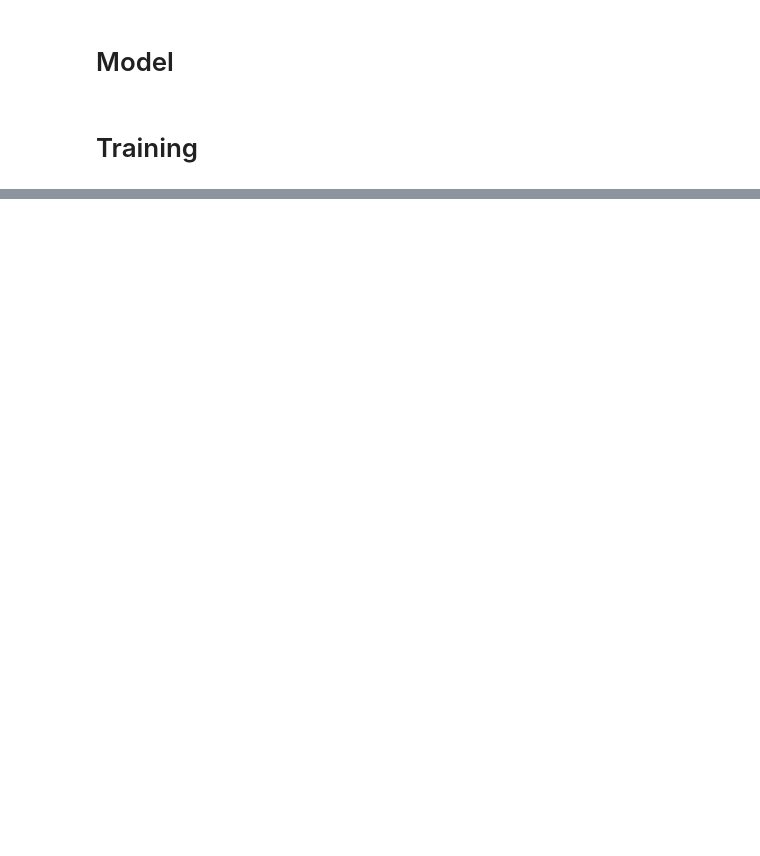
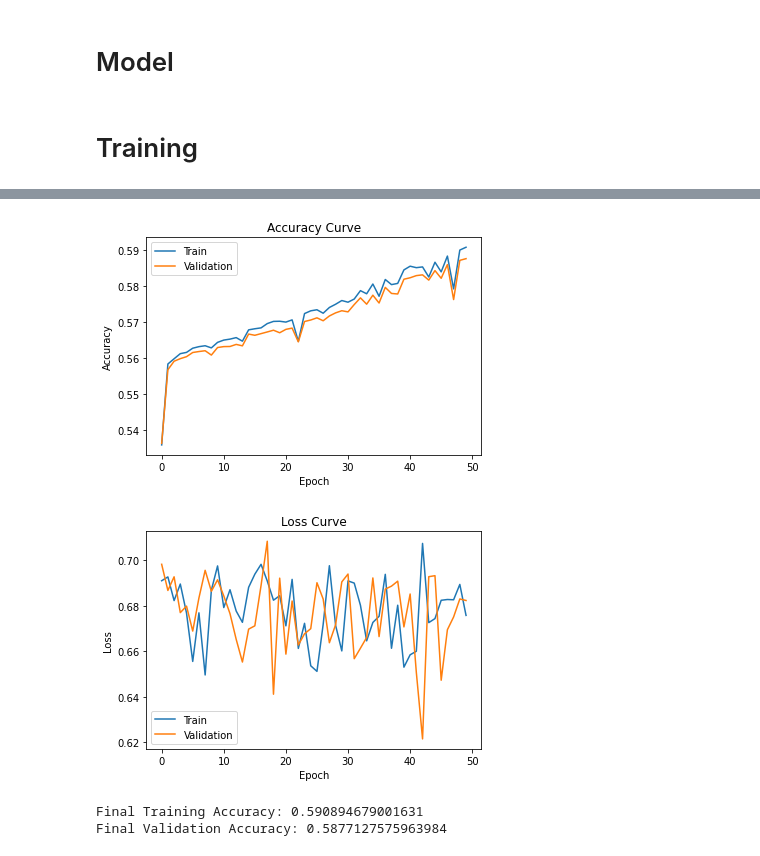
Before and after one commit to michoemad/AI-Project, a Jupyter notebook: training/APS360_Model_Training.ipynb, the cells around one changed output, grey strips where cells are left out. Saved outputs shown, nothing was run; the diff lists cells and outputs as text; code cells hidden in the pictures; blank space fills up the shorter version.

Commit message:
Fixed bug in training notebook

```diff
--- a/training/APS360_Model_Training.ipynb
+++ b/training/APS360_Model_Training.ipynb
@@ -49,19 +80,22 @@ def get_data_loader(batch_size):
                                                 batch_size=batch_size,  # batch size of train and validation
                                                 sort_key=lambda x: len(x.tweet), # on what attribute the text should be sorted
                                                 sort_within_batch=True,
-                                                repeat=False)
+                                                repeat=False,
+                                                 device=device)
 
   valdl = torchtext.legacy.data.BucketIterator(valds, # specify train and validation Tabulardataset
                                               batch_size=batch_size,  # batch size of train and validation
                                               sort_key=lambda x: len(x.tweet), # on what attribute the text should be sorted
                                               sort_within_batch=True,
-                                              repeat=False)
+                                              repeat=False,
+                                               device=device)
 
   testdl = torchtext.legacy.data.BucketIterator(testds, # specify train and validation Tabulardataset
                                                 batch_size=batch_size,  # batch size of train and validation
                                                 sort_key=lambda x: len(x.tweet), # on what attribute the text should be sorted
                                                 sort_within_batch=True,
-                                                repeat=False)
+                                                repeat=False,
+                                                device=device)
 
   return traindl, valdl, testdl
 # %% [markdown]
@@ -72,16 +106,17 @@ def get_data_loader(batch_size):
 class TweetRNN(nn.Module):
     def __init__(self, input_size, hidden_size):
         super(TweetRNN, self).__init__()
-        self.emb = torch.eye(input_size)
+        # not trainable for now
+        self.emb = nn.Embedding.from_pretrained(text_field.vocab.vectors.cuda()).cuda()
         self.hidden_size = hidden_size
         self.rnn = nn.RNN(input_size, hidden_size, batch_first=True)
         self.fc = nn.Linear(hidden_size, 2)
 
     def forward(self, x):
         # Look up the embedding
-        x = self.emb[x]
+        x = self.emb(x)
         # Set an initial hidden state
-        h0 = torch.zeros(1, x.size(0), self.hidden_size)
+        h0 = torch.zeros(1, x.size(0), self.hidden_size).cuda()
         # Forward propagate the RNN
         out, _ = self.rnn(x, h0)
         # Pass the output of the last time step to the classifier
@@ -98,8 +133,10 @@ def train_network(model, train_loader, valid_loader, num_epochs=5, learning_rate
     for epoch in range(num_epochs):
         for batch in train_loader:
             optimizer.zero_grad()
-            pred = model(batch.tweet[0])
-            train_loss = criterion(pred, batch.party)
+            data = batch.tweet[0].cuda()
+            labels = batch.party.cuda()
+            pred = model(data)
+            train_loss = criterion(pred, labels)
             train_loss.backward()
             optimizer.step()
 
@@ -117,6 +154,7 @@ def train_network(model, train_loader, valid_loader, num_epochs=5, learning_rate
             epoch+1, train_loss, valid_loss, train_acc[-1], valid_acc[-1]))
 
         # TODO: Save model
+
 
     # plotting
     if plot:
@@ -148,7 +186,12 @@ def get_accuracy(model, data):
         total += batch.party.shape[0]
     return correct / total
 # %%
-input_size = len(text_field.vocab.itos)
-model = TweetRNN(input_size, 100)
-train_loader, valid_loader, test_loader = get_data_loader(256)
-train_network(model, train_loader, valid_loader, num_epochs=30, plot=True)
+# input_size = len(text_field.vocab.itos)
+# print(input_size)
+
+model = TweetRNN(50, 100)
+train_loader,valid_loader,test_loader = get_data_loader(256)
+model = model.cuda()
+# %%
+train_network(model, train_loader, valid_loader, num_epochs=50, plot=True)
+# %% [output]
@@ -154,0 +215,4 @@ train_network(model, train_loader, valid_loader, num_epochs=30, plot=True)
+[figure, added]
+[figure, added]
+Final Training Accuracy: 0.590894679001631
+Final Validation Accuracy: 0.5877127575963984
```
Also changed, not shown: parts of 7 cells of this notebook.
